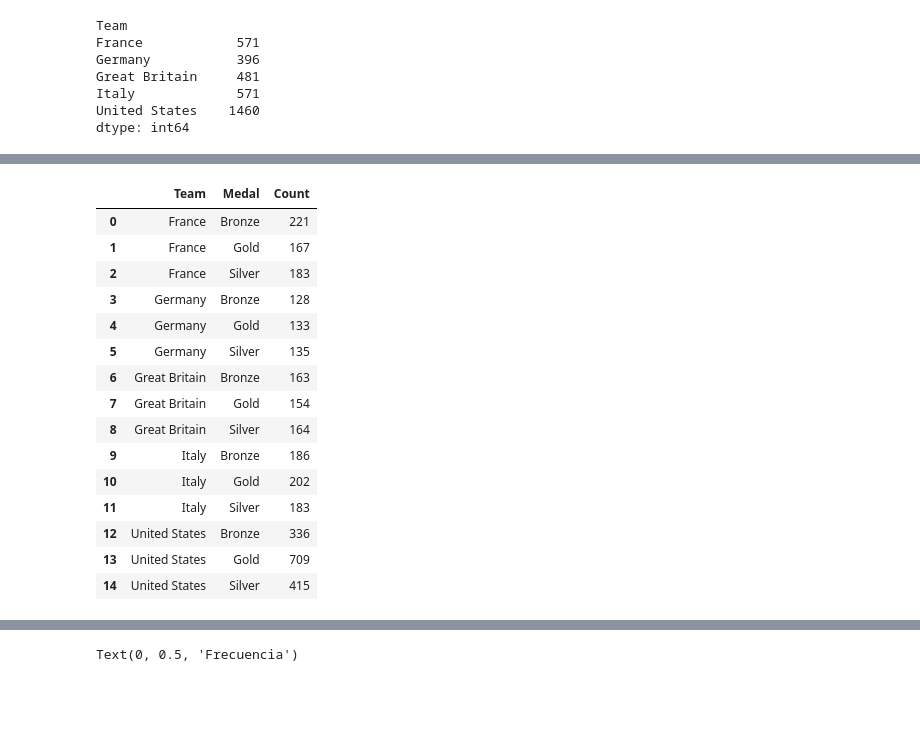
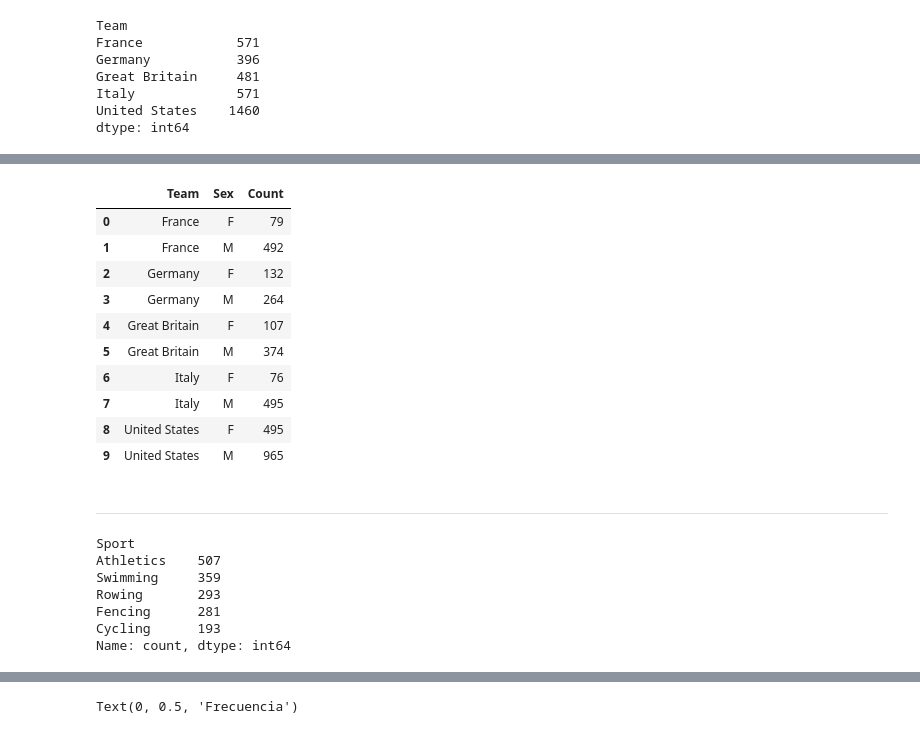
Before and after one commit to Valentinafd8/REPO_BOOTCAMP, a Jupyter notebook: Proyectoupdated.ipynb, the cells around one changed output, grey strips where cells are left out. Saved outputs shown, nothing was run; the diff lists cells and outputs as text; code cells hidden in the pictures; blank space fills up the shorter version.

```diff
--- a/Proyectoupdated.ipynb
+++ b/Proyectoupdated.ipynb
@@ -185,20 +285,30 @@ dtype: int64
 # %%
-medal_counts =df_top_medalist.groupby(['Team', 'Medal']).size().reset_index(name='Count')
+medal_counts=df_top_medalist.groupby(['Team', 'Sex']).size().reset_index(name='Count')
 medal_counts
 # %% [output]
-|  | Team | Medal | Count |
-| 0 | France | Bronze | 221 |
-| 1 | France | Gold | 167 |
-| 2 | France | Silver | 183 |
-| 3 | Germany | Bronze | 128 |
-| 4 | Germany | Gold | 133 |
-| 5 | Germany | Silver | 135 |
-| 6 | Great Britain | Bronze | 163 |
-| 7 | Great Britain | Gold | 154 |
-| 8 | Great Britain | Silver | 164 |
-| 9 | Italy | Bronze | 186 |
-| 10 | Italy | Gold | 202 |
-| 11 | Italy | Silver | 183 |
-| 12 | United States | Bronze | 336 |
-| 13 | United States | Gold | 709 |
-| 14 | United States | Silver | 415 |
+|  | Team | Sex | Count |
+| 0 | France | F | 79 |
+| 1 | France | M | 492 |
+| 2 | Germany | F | 132 |
+| 3 | Germany | M | 264 |
+| 4 | Great Britain | F | 107 |
+| 5 | Great Britain | M | 374 |
+| 6 | Italy | F | 76 |
+| 7 | Italy | M | 495 |
+| 8 | United States | F | 495 |
+| 9 | United States | M | 965 |
+# %% [markdown]
+---
+# %%
+#Deportes con mayor participación dentro de los paises top 5
+
+sports_counts=df_top_medalist['Sport'].value_counts().head(5)
+sports_counts
+# %% [output]
+Sport
+Athletics    507
+Swimming     359
+Rowing       293
+Fencing      281
+Cycling      193
+Name: count, dtype: int64
```
Also changed, not shown: parts of 50 cells of this notebook.
